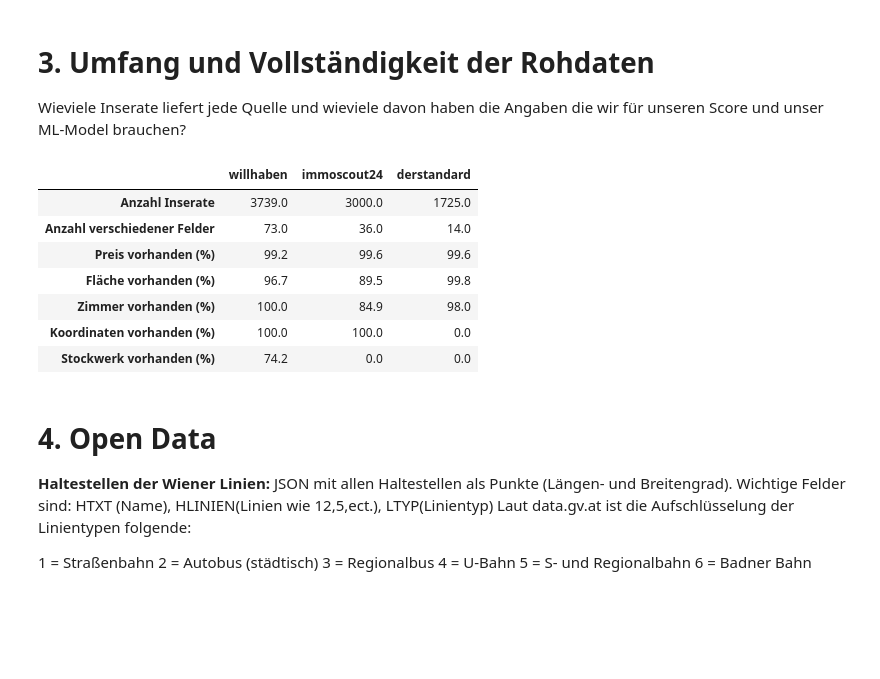
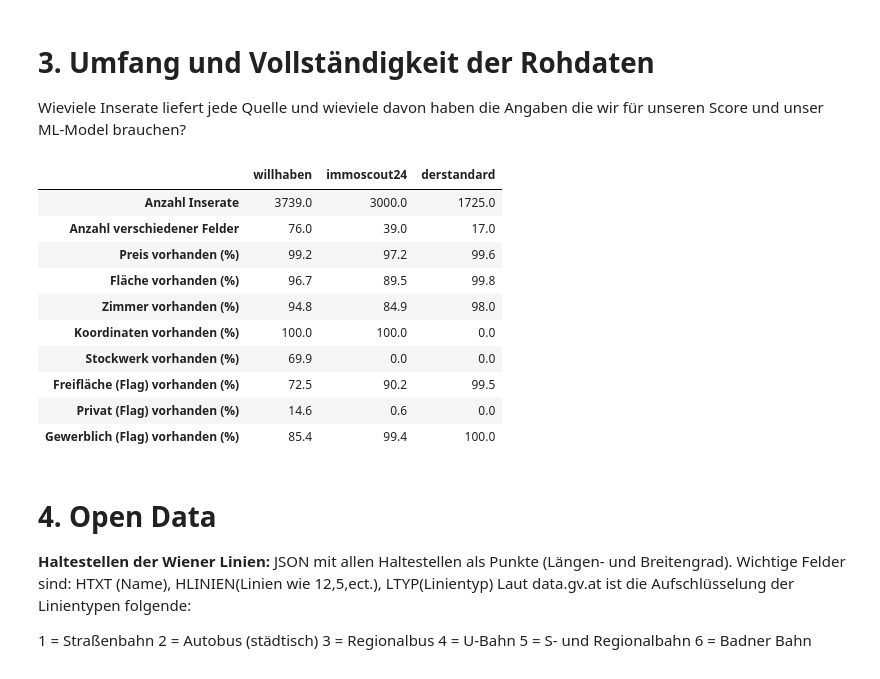
Before and after one commit to Koalabot95/BigDataProjekt, a Jupyter notebook: notebooks/data_source_layer.ipynb, the cells around one changed output. Cells and saved outputs as stored; diff of their text form; code cells hidden in the pictures; blank space fills up the shorter version.

Commit message:
added outdoor_space & is_private flag

```diff
--- a/notebooks/data_source_layer.ipynb
+++ b/notebooks/data_source_layer.ipynb
@@ -185,37 +185,63 @@ show(standard, ["id", "title", "location", "plz", "street", "price", "area_m2",
 Wieviele Inserate liefert jede Quelle und wieviele davon haben die Angaben die wir für unseren Score und unser ML-Model brauchen?
 # %%
 FIELDS = {
-    "willhaben":   {"Preis": "price",        "Fläche": "estate_size",  "Zimmer": "number_of_rooms", "Koordinaten": "coordinates", "Stockwerk": "floor"},
-    "immoscout24": {"Preis": "primaryPrice", "Fläche": "primaryArea",  "Zimmer": "numberOfRooms",   "Koordinaten": "location",    "Stockwerk": None},
-    "derstandard": {"Preis": "price",        "Fläche": "area_m2",      "Zimmer": "rooms",           "Koordinaten": None,          "Stockwerk": None},
+    "willhaben":   {"Preis": "price",        "Fläche": "estate_size",  "Zimmer": "number_of_rooms", "Koordinaten": "coordinates", "Stockwerk": "floor", "Freifläche (Flag)": "has_outdoor_space", "Privat (Flag)": "is_private", "Gewerblich (Flag)": "is_commercial"},
+    "immoscout24": {"Preis": "primaryPrice", "Fläche": "primaryArea",  "Zimmer": "numberOfRooms",   "Koordinaten": "location",    "Stockwerk": None, "Freifläche (Flag)": "has_outdoor_space", "Privat (Flag)": "is_private", "Gewerblich (Flag)": "is_commercial"},
+    "derstandard": {"Preis": "price",        "Fläche": "area_m2",      "Zimmer": "rooms",           "Koordinaten": None,          "Stockwerk": None, "Freifläche (Flag)": "has_outdoor_space", "Privat (Flag)": "is_private", "Gewerblich (Flag)": "is_commercial"},
 }
+
+#Flags erstellen
+# Für Willhaben
+for rows in willhaben:
+    rows["has_outdoor_space"] = 1 if rows.get("free_area_type") or rows.get("FREE_AREA") else 0
+    is_priv = str(rows.get("ISPRIVATE", rows.get("isprivate", "0"))) == "1"
+    rows["is_private"] = 1 if is_priv else 0
+    rows["is_commercial"] = 0 if is_priv else 1
+
+# Für ImmoScout24
+for rows in immoscout:
+    rows["has_outdoor_space"] = 1 if rows.get("typedBadges") or rows.get("balcony") else 0
+    is_priv = rows.get("isPrivate") is True
+    rows["is_private"] = 1 if is_priv else 0
+    rows["is_commercial"] = 0 if is_priv else 1
+
+# Für Der Standard
+for rows in standard:
+    rows["has_outdoor_space"] = 1 if rows.get("amenities") else 0
+    is_priv = rows.get("isPrivate") is True
+    rows["is_private"] = 1 if is_priv else 0
+    rows["is_commercial"] = 0 if is_priv else 1
+
 DATA = {"willhaben": willhaben, "immoscout24": immoscout, "derstandard": standard}
 
 
 def share(rows, field):
-    """Anteil der Inserate (in %), bei denen das Feld einen Wert hat."""
+    """Anteil der Inserate (in %), bei denen das Feld einen Wert hat bzw true ist."""
     if not rows or field is None:
         return 0.0
-    filled = sum(1 for r in rows if r.get(field) not in (None, "", []))
+    filled = sum(1 for r in rows if r.get(field) not in (None, "", [], False, 0))
     return round(100 * filled / len(rows), 1)
 
 
 overview = pd.DataFrame({
     name: {"Anzahl Inserate": len(rows),
            "Anzahl verschiedener Felder": len({k for r in rows for k in r}),
            **{f"{label} vorhanden (%)": share(rows, field) for label, field in FIELDS[name].items()}}
     for name, rows in DATA.items()
 })
 overview
 # %% [output]
 |  | willhaben | immoscout24 | derstandard |
 | Anzahl Inserate | 3739.0 | 3000.0 | 1725.0 |
-| Anzahl verschiedener Felder | 73.0 | 36.0 | 14.0 |
-| Preis vorhanden (%) | 99.2 | 99.6 | 99.6 |
+| Anzahl verschiedener Felder | 76.0 | 39.0 | 17.0 |
+| Preis vorhanden (%) | 99.2 | 97.2 | 99.6 |
 | Fläche vorhanden (%) | 96.7 | 89.5 | 99.8 |
-| Zimmer vorhanden (%) | 100.0 | 84.9 | 98.0 |
+| Zimmer vorhanden (%) | 94.8 | 84.9 | 98.0 |
 | Koordinaten vorhanden (%) | 100.0 | 100.0 | 0.0 |
-| Stockwerk vorhanden (%) | 74.2 | 0.0 | 0.0 |
+| Stockwerk vorhanden (%) | 69.9 | 0.0 | 0.0 |
+| Freifläche (Flag) vorhanden (%) | 72.5 | 90.2 | 99.5 |
+| Privat (Flag) vorhanden (%) | 14.6 | 0.6 | 0.0 |
+| Gewerblich (Flag) vorhanden (%) | 85.4 | 99.4 | 100.0 |
 # %% [markdown]
 # 4. Open Data
 
```
